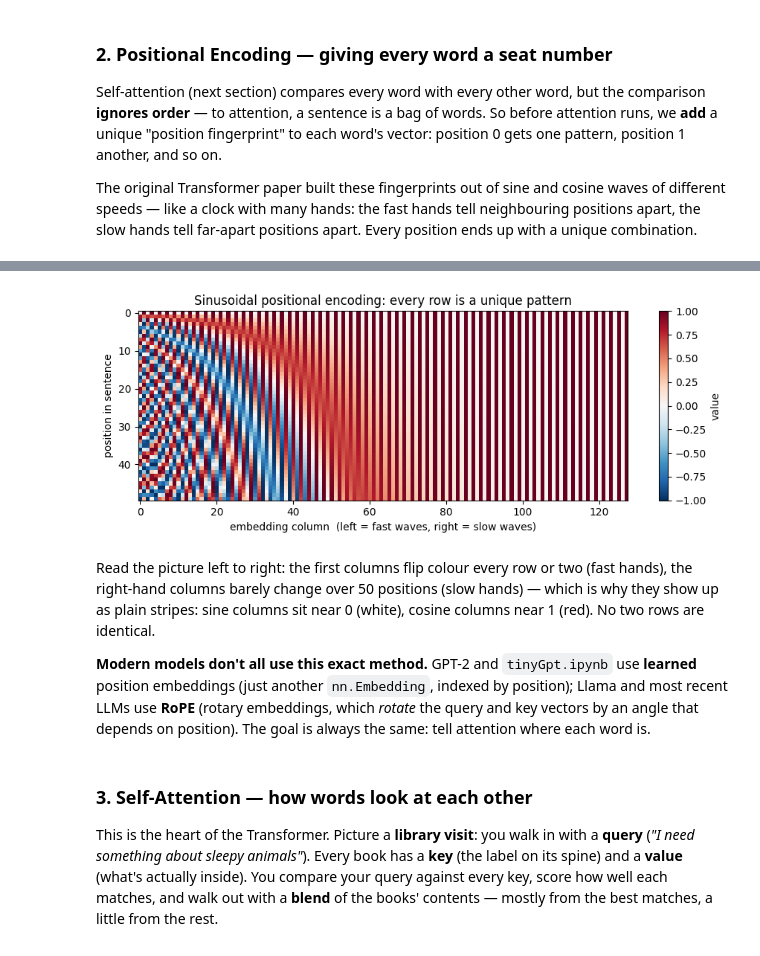
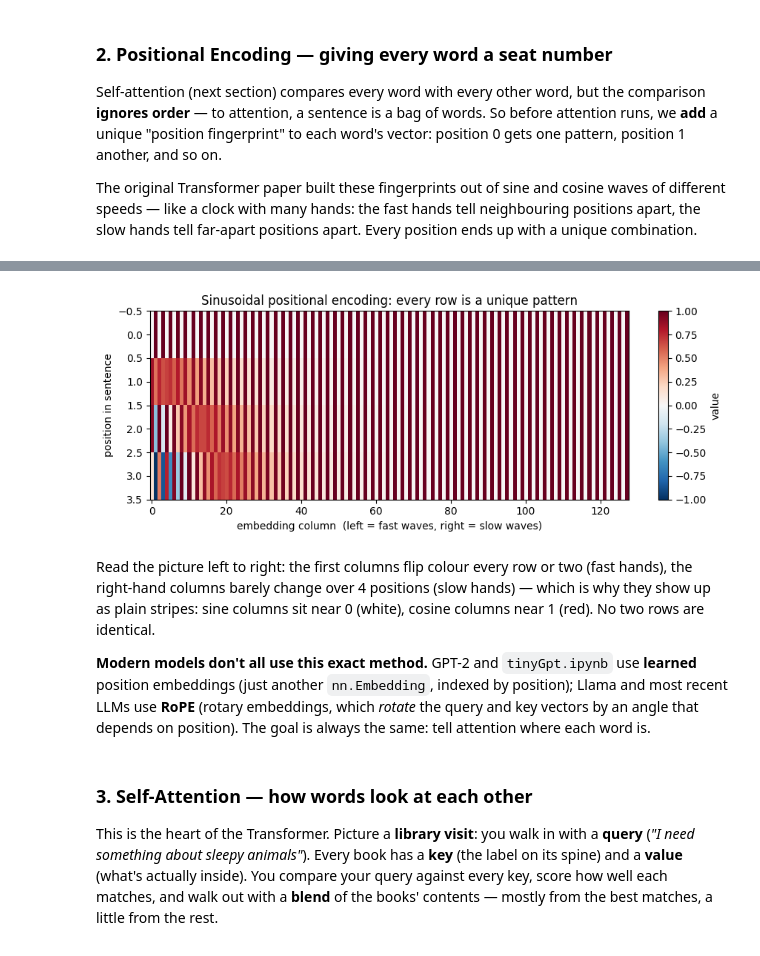
Before and after one commit to NaveenPrajpati/AiEngineerTutorial, a Jupyter notebook: practics/transformer.ipynb, the cells around one changed output, grey strips where cells are left out. Drawn from its saved outputs; the diff is of its cells as text; code cells hidden in the pictures.

```diff
--- a/practics/transformer.ipynb
+++ b/practics/transformer.ipynb
@@ -102,32 +137,51 @@ apart. Every position ends up with a unique combination.
 # ==========================================
 # 2. POSITIONAL ENCODING (sine/cosine "seat numbers")
 # ==========================================
+
+# Setup matching dimensions from our token embedding output
+sequence_length = embedded_sentence.shape[1]  # 4 words per sentence
+
 def positional_encoding(sequence_length, dimension):
-    # Step A: A column of positions 0, 1, 2, ... (one row per seat)
-    position = torch.arange(sequence_length).unsqueeze(1)
-    # Step B: One "wave speed" per pair of columns - early columns wiggle fast, later ones slowly
-    div_term = torch.exp(
-        torch.arange(0, dimension, 2) *
-        (-torch.log(torch.tensor(10000.0)) / dimension)
-    )
-    encoding = torch.zeros(sequence_length, dimension)
-    # Step C: Even columns get sine waves, odd columns get cosine waves
-    encoding[:, 0::2] = torch.sin(position * div_term)
-    encoding[:, 1::2] = torch.cos(position * div_term)
-    return encoding
+    # 1. Calculate the Position Matrix values using the formulas
+    # pos shape: (seq_len, 1) -> [[0], [1], [2], [3]]
+    position = torch.arange(0, sequence_length, dtype=torch.float32).unsqueeze(1)
 
-encoding = positional_encoding(10, 128)
-print("Positional encoding shape:", encoding.shape)   # (positions, numbers per position)
 
-# Step D: Add it to the word vectors - now the same word at a different seat is a different input
-x = vectors + encoding[:4]         # (2, 4, 128) + (4, 128) → broadcast to every sentence
-print("Embeddings + positions   :", x.shape)
-print("Token 12 still identical in both sentences?", torch.equal(x[0, 0], x[1, 3]))   # Seat 0 vs seat 3
+    # 3. div_term creates the changing frequencies based on the column indices
+    div_term = torch.exp(torch.arange(0, dimension, 2) *(-torch.log(torch.tensor(10000.0)) / dimension))
 
-# Step E: Picture it - each row is one position's fingerprint
-pe = positional_encoding(50, 128)
+    # 3. Generate the Blank Positional Encoding Matrix (Shape: sequence_length, embedding_dim)
+    pe = torch.zeros(sequence_length, dimension)
+
+    # 4. Fill Even columns (0, 2, 4...) with Sine waves
+    pe[:, 0::2] = torch.sin(position * div_term)
+    # Fill Odd columns (1, 3...) with Cosine waves
+    pe[:, 1::2] = torch.cos(position * div_term)
+
+    # 5. Add the Batch Dimension to match the shape of embedded_sentence
+    # Shape changes from (4, 128) → (1, 4, 128)
+    pe = pe.unsqueeze(0)
+    return pe
+
+pe = positional_encoding(sequence_length, embedding_dimension)
+
+# Add the semantic word vectors directly to the positional stamp vectors
+final_transformer_input = embedded_sentence + pe
+
+print("=== 1. POSITIONAL ENCODING MATRIX ===")
+print("Positional encoding shape:", pe.shape)   # (1, positions, numbers per position)
+print(pe[0, :, :8]) #shows the first 8 columns
+
+
+print("=== 2. FINAL INTEGRATED TRANSFORMER INPUT ===")
+print("Shape: Embeddings + positions   :", final_transformer_input.shape)
+print(final_transformer_input.data)
+
+print("Token 12 still identical in both sentences?", torch.equal(final_transformer_input[0, 0], final_transformer_input[1, 3]))   # Seat 0 vs seat 3
+
+#Picture it - each row is one position's fingerprint
 plt.figure(figsize=(9, 3.5))
-plt.imshow(pe, cmap="RdBu_r", vmin=-1, vmax=1, aspect="auto")   # Blue = -1, white = 0, red = +1
+plt.imshow(pe[0], cmap="RdBu_r", vmin=-1, vmax=1, aspect="auto")   # Blue = -1, white = 0, red = +1
 plt.colorbar(label="value")
 plt.xlabel("embedding column  (left = fast waves, right = slow waves)")
 plt.ylabel("position in sentence")
@@ -140,8 +209,8 @@ Embeddings + positions   : torch.Size([2, 4, 128])
 Token 12 still identical in both sentences? False
-[figure, old version]
+[figure, new version]
 # %% [markdown]
 Read the picture left to right: the first columns flip colour every row or two (fast hands), the right-hand columns
-barely change over 50 positions (slow hands) — which is why they show up as plain stripes: sine columns sit near 0
+barely change over 4 positions (slow hands) — which is why they show up as plain stripes: sine columns sit near 0
 (white), cosine columns near 1 (red). No two rows are identical.
 
 **Modern models don't all use this exact method.** GPT-2 and `tinyGpt.ipynb` use **learned** position embeddings
```
Also changed, not shown: parts of 13 cells of this notebook, 2 other files.
